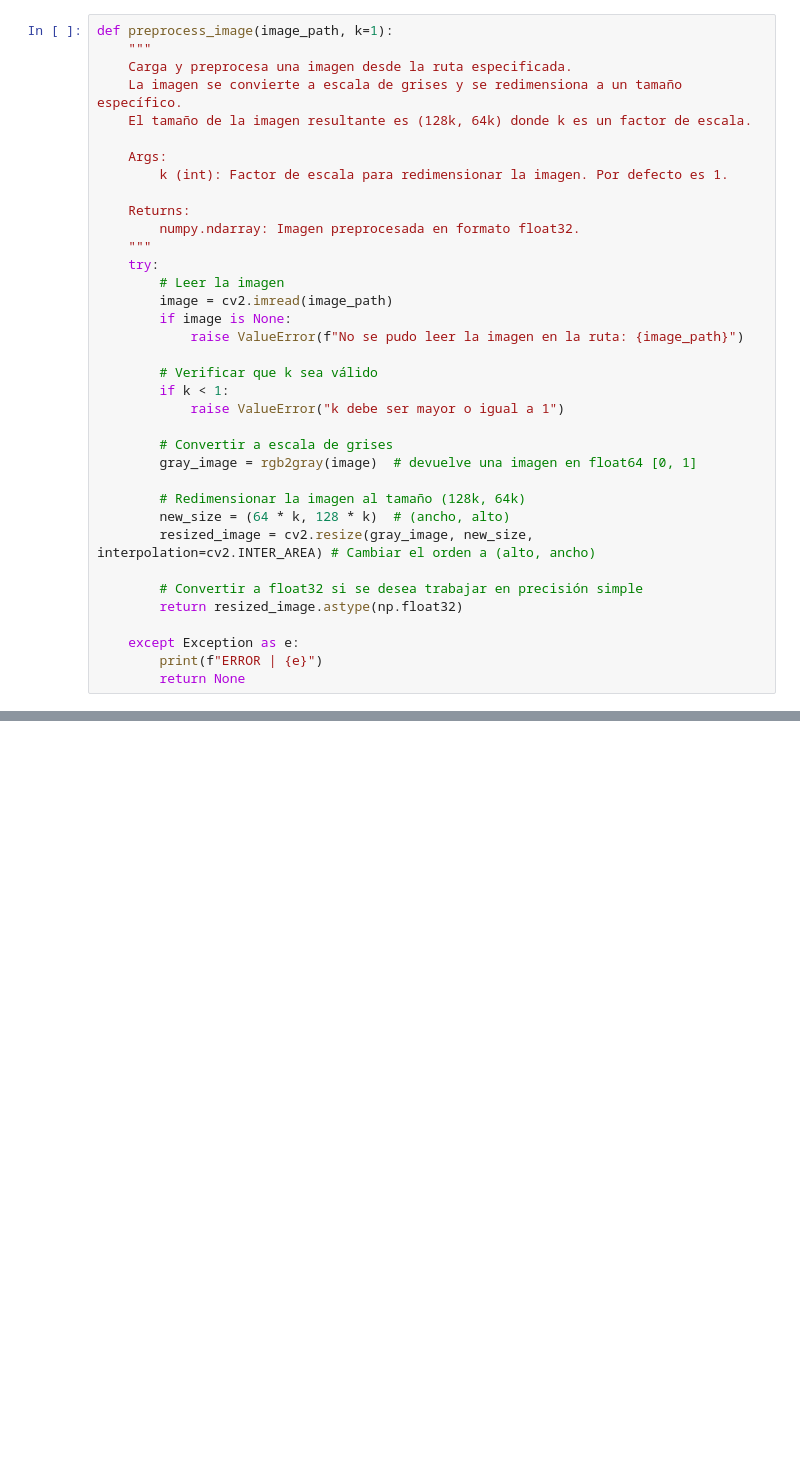
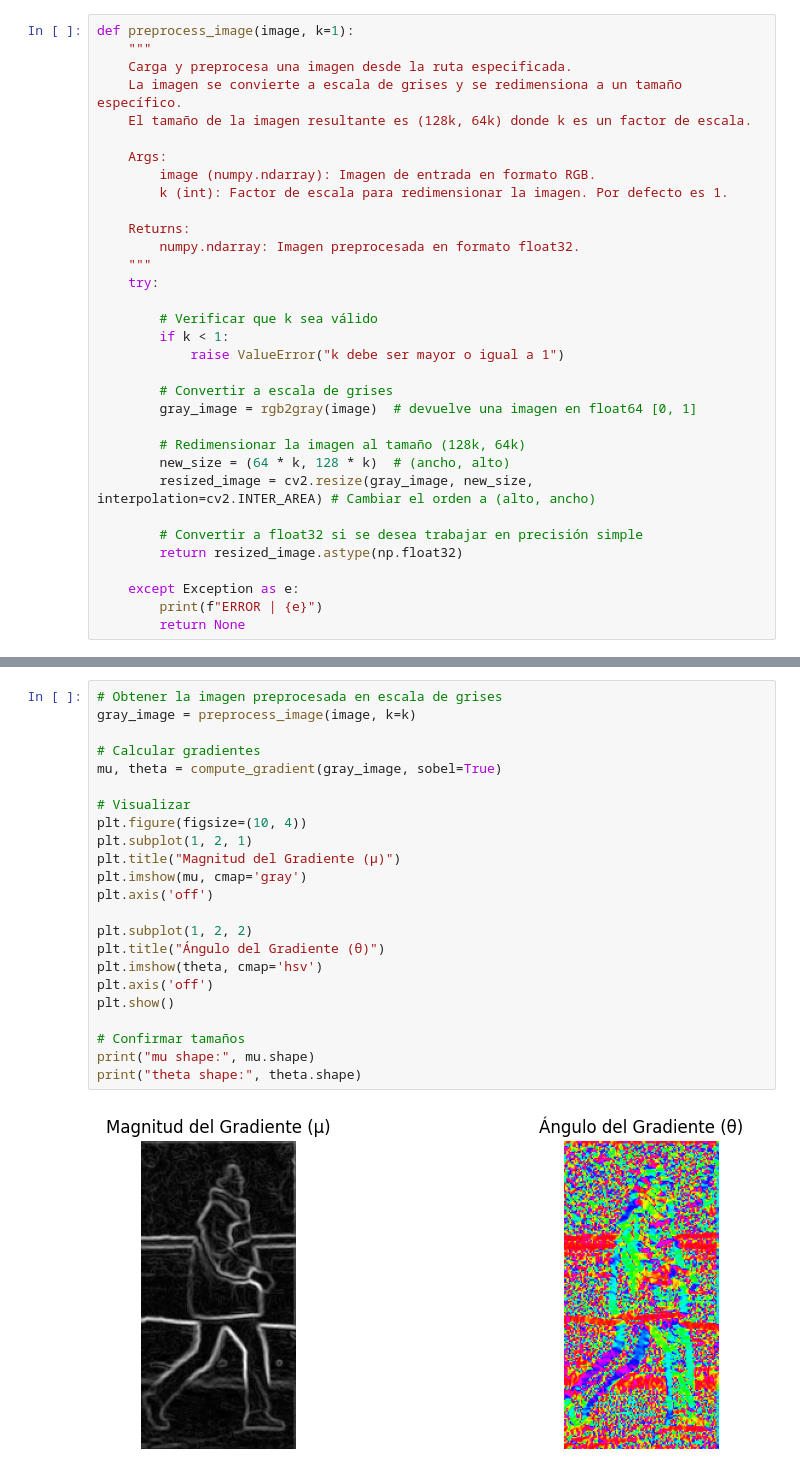
Before and after one commit to LeivaDiego/CompVision-Lab3, a Jupyter notebook: Lab3.ipynb, the cells around one changed output, grey strips where cells are left out. Saved outputs shown, nothing was run; the diff lists cells and outputs as text; blank space fills up the shorter version.

Commit message:
Feat: Magnitude and Gradient angle
- implemented a function that gets the magnitude and gradient angle of an image
- Updated markdown cells

```diff
--- a/Lab3.ipynb
+++ b/Lab3.ipynb
@@ -6,21 +19,18 @@ from skimage.color import rgb2gray
 # %%
-def preprocess_image(image_path, k=1):
+def preprocess_image(image, k=1):
     """
     Carga y preprocesa una imagen desde la ruta especificada.
     La imagen se convierte a escala de grises y se redimensiona a un tamaño específico.
     El tamaño de la imagen resultante es (128k, 64k) donde k es un factor de escala.
 
     Args:
+        image (numpy.ndarray): Imagen de entrada en formato RGB.
         k (int): Factor de escala para redimensionar la imagen. Por defecto es 1.
 
     Returns:
         numpy.ndarray: Imagen preprocesada en formato float32.
     """
     try:
-        # Leer la imagen
-        image = cv2.imread(image_path)
-        if image is None:
-            raise ValueError(f"No se pudo leer la imagen en la ruta: {image_path}")
 
         # Verificar que k sea válido
         if k < 1:
@@ -69,0 +194,25 @@ Tamaño de la imagen original: (585, 300, 3)
+# %%
+# Obtener la imagen preprocesada en escala de grises
+gray_image = preprocess_image(image, k=k)
+
+# Calcular gradientes
+mu, theta = compute_gradient(gray_image, sobel=True)
+
+# Visualizar
+plt.figure(figsize=(10, 4))
+plt.subplot(1, 2, 1)
+plt.title("Magnitud del Gradiente (μ)")
+plt.imshow(mu, cmap='gray')
+plt.axis('off')
+
+plt.subplot(1, 2, 2)
+plt.title("Ángulo del Gradiente (θ)")
+plt.imshow(theta, cmap='hsv')
+plt.axis('off')
+plt.show()
+
+# Confirmar tamaños
+print("mu shape:", mu.shape)
+print("theta shape:", theta.shape)
+# %% [output]
+[figure, added]
```
Also changed, not shown: parts of 13 cells of this notebook.
